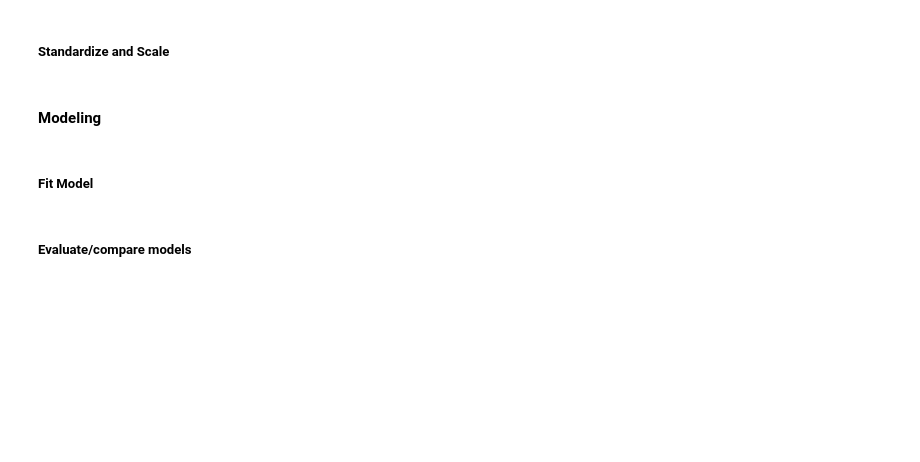
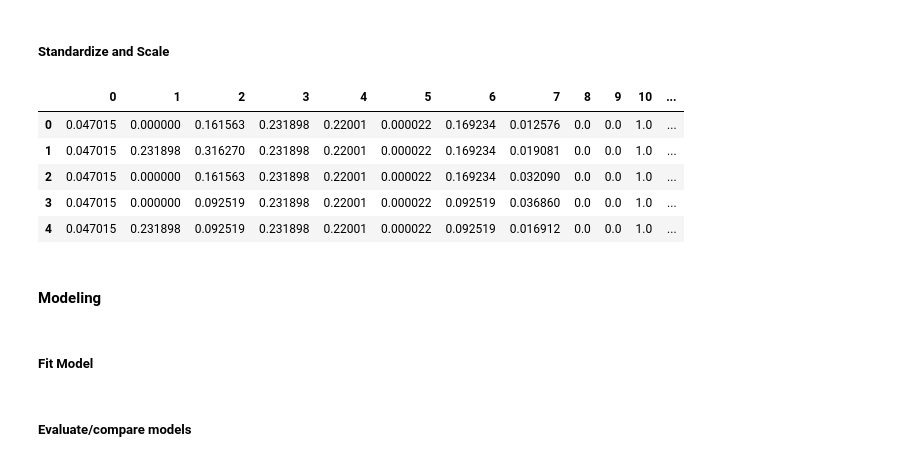
Before and after one commit to mdgarber/DetectPhishURL, a Jupyter notebook: DetectPhishURL/notebooks/detectPhish_preprocess&model.ipynb, the cells around one changed output. Cells and saved outputs as stored; diff of their text form; code cells hidden in the pictures; blank space fills up the shorter version.

```diff
--- a/DetectPhishURL/notebooks/detectPhish_preprocess&model.ipynb
+++ b/DetectPhishURL/notebooks/detectPhish_preprocess&model.ipynb
@@ -307,5 +318,22 @@ X_train, X_test, y_train, y_test = train_test_split(X, y, random_state=42)
 # %% [markdown]
 ##### Standardize and Scale
+# %%
+# MinMax Scale the data
+scaler = MinMaxScaler()
+scaler.fit(X_train_encoded)
+
+X_train_preprocessed = scaler.transform(X_train_encoded)
+X_test_preprocessed  = scaler.transform(X_test_encoded)
+# %%
+# Check scaling results
+pd.DataFrame(X_test_preprocessed).head()
+# %% [output]
+|  | 0 | 1 | 2 | 3 | 4 | 5 | 6 | 7 | 8 | 9 | 10 | ... |
+| 0 | 0.047015 | 0.000000 | 0.161563 | 0.231898 | 0.22001 | 0.000022 | 0.169234 | 0.012576 | 0.0 | 0.0 | 1.0 | ... |
+| 1 | 0.047015 | 0.231898 | 0.316270 | 0.231898 | 0.22001 | 0.000022 | 0.169234 | 0.019081 | 0.0 | 0.0 | 1.0 | ... |
+| 2 | 0.047015 | 0.000000 | 0.161563 | 0.231898 | 0.22001 | 0.000022 | 0.169234 | 0.032090 | 0.0 | 0.0 | 1.0 | ... |
+| 3 | 0.047015 | 0.000000 | 0.092519 | 0.231898 | 0.22001 | 0.000022 | 0.092519 | 0.036860 | 0.0 | 0.0 | 1.0 | ... |
+| 4 | 0.047015 | 0.231898 | 0.092519 | 0.231898 | 0.22001 | 0.000022 | 0.092519 | 0.016912 | 0.0 | 0.0 | 1.0 | ... |
 # %% [markdown]
 #### Modeling
 # %% [markdown]
```
Also changed, not shown: parts of 15 cells of this notebook.
